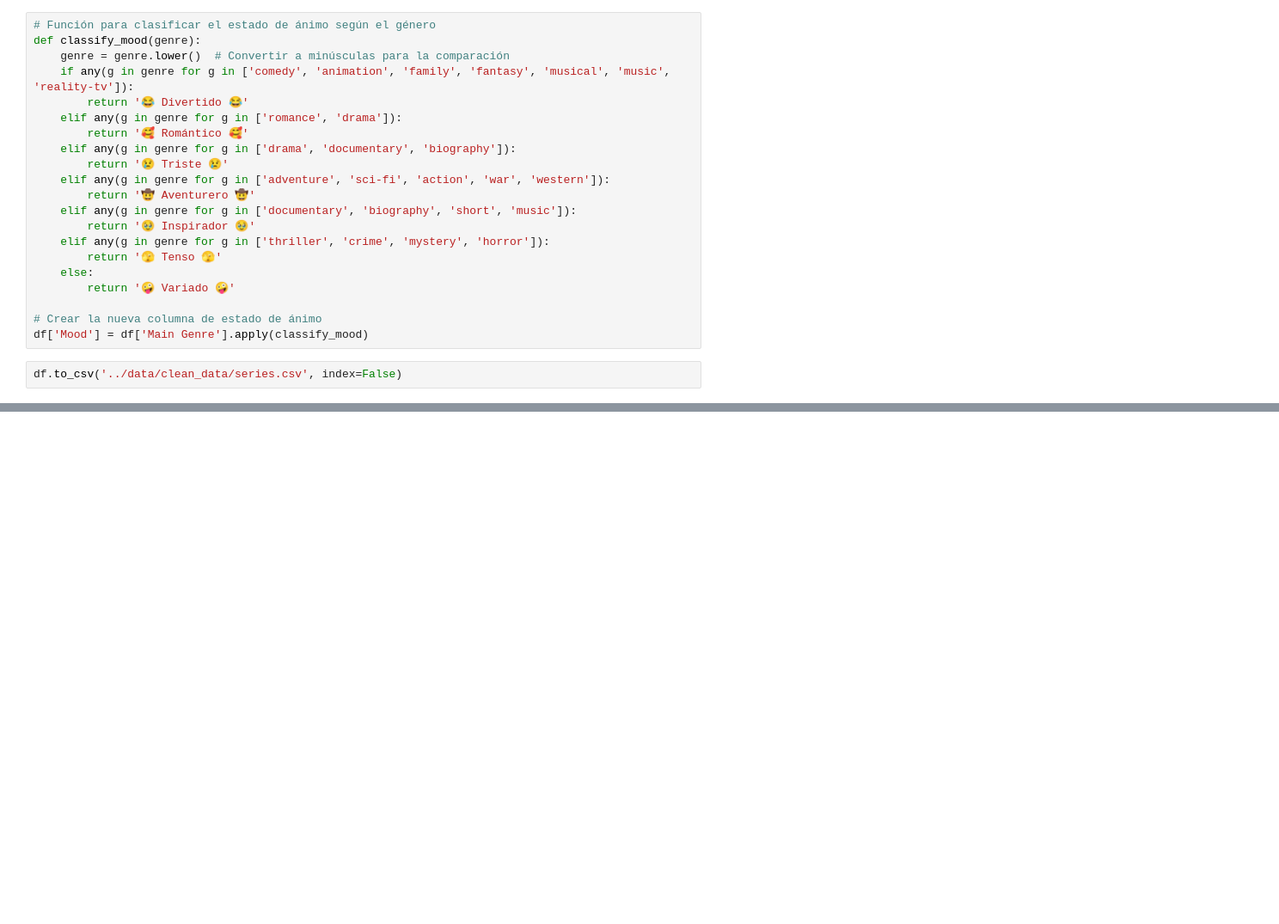
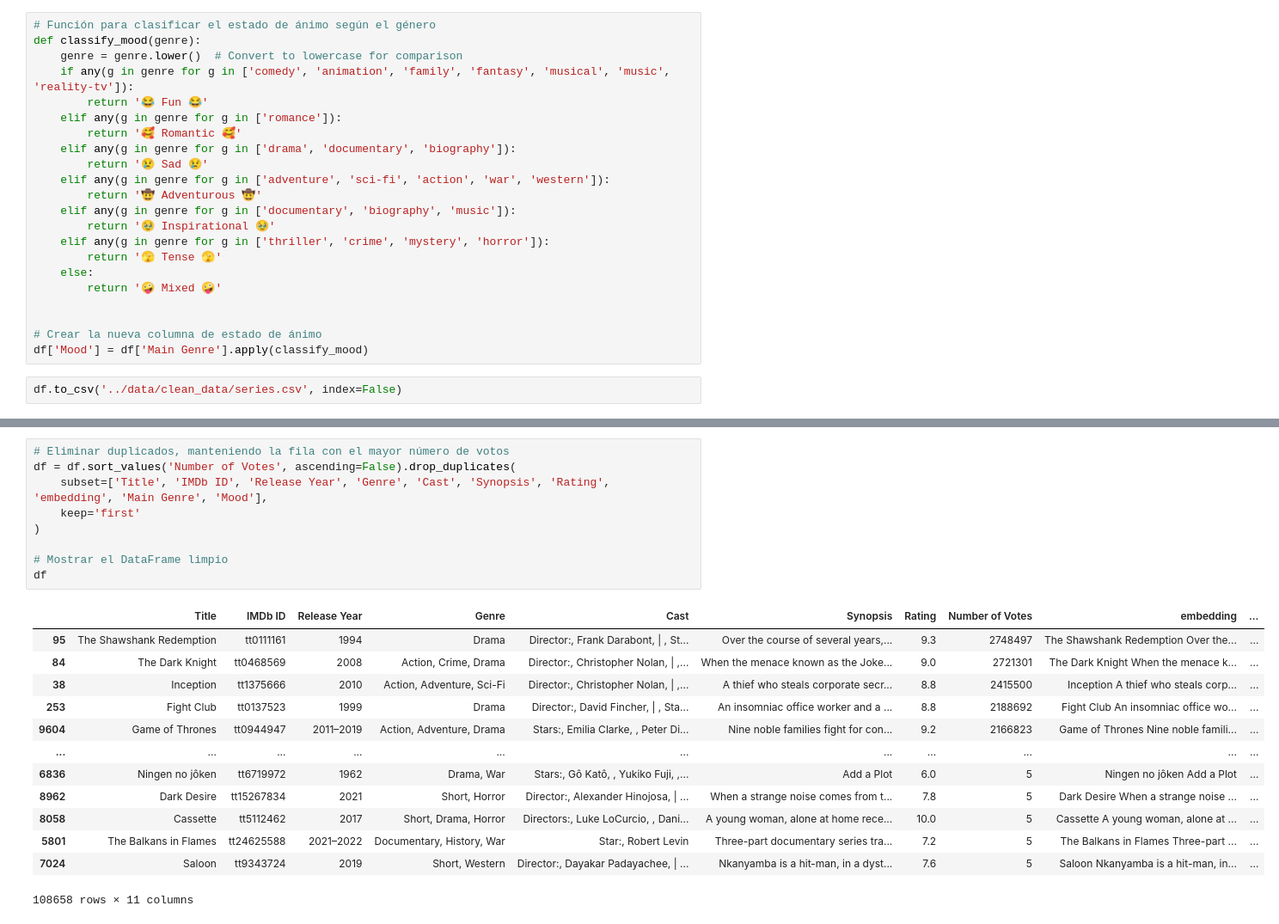
Before and after one commit to cristinaramirezdiaz/series_finalp, a Jupyter notebook: notebooks/test_main.ipynb, the cells around one changed output, grey strips where cells are left out. Shown at 86% size. Drawn from its saved outputs; the diff is of its cells as text; blank space fills up the shorter version.

```diff
--- a/notebooks/test_main.ipynb
+++ b/notebooks/test_main.ipynb
@@ -103,21 +107,22 @@ df['Main Genre'] = df['Genre'].str.split(',').str[0]
 # %%
 # Función para clasificar el estado de ánimo según el género
 def classify_mood(genre):
-    genre = genre.lower()  # Convertir a minúsculas para la comparación
+    genre = genre.lower()  # Convert to lowercase for comparison
     if any(g in genre for g in ['comedy', 'animation', 'family', 'fantasy', 'musical', 'music', 'reality-tv']):
-        return '😂 Divertido 😂'
-    elif any(g in genre for g in ['romance', 'drama']):
-        return '🥰 Romántico 🥰'
+        return '😂 Fun 😂'
+    elif any(g in genre for g in ['romance']):
+        return '🥰 Romantic 🥰'
     elif any(g in genre for g in ['drama', 'documentary', 'biography']):
-        return '😢 Triste 😢'
+        return '😢 Sad 😢'
     elif any(g in genre for g in ['adventure', 'sci-fi', 'action', 'war', 'western']):
-        return '🤠 Aventurero 🤠'
-    elif any(g in genre for g in ['documentary', 'biography', 'short', 'music']):
-        return '🥹 Inspirador 🥹'
+        return '🤠 Adventurous 🤠'
+    elif any(g in genre for g in ['documentary', 'biography', 'music']):
+        return '🥹 Inspirational 🥹'
     elif any(g in genre for g in ['thriller', 'crime', 'mystery', 'horror']):
-        return '🫣 Tenso 🫣'
+        return '🫣 Tense 🫣'
     else:
-        return '🤪 Variado 🤪'
+        return '🤪 Mixed 🤪'
+
 
 # Crear la nueva columna de estado de ánimo
 df['Mood'] = df['Main Genre'].apply(classify_mood)
@@ -134,0 +192,23 @@ df.head()
+# %%
+# Eliminar duplicados, manteniendo la fila con el mayor número de votos
+df = df.sort_values('Number of Votes', ascending=False).drop_duplicates(
+    subset=['Title', 'IMDb ID', 'Release Year', 'Genre', 'Cast', 'Synopsis', 'Rating', 'embedding', 'Main Genre', 'Mood'],
+    keep='first'
+)
+
+# Mostrar el DataFrame limpio
+df
+# %% [output]
+|  | Title | IMDb ID | Release Year | Genre | Cast | Synopsis | Rating | Number of Votes | embedding | ... |
+| 95 | The Shawshank Redemption | tt0111161 | 1994 | Drama | Director:, Frank Darabont, | , St... | Over the course of several years,... | 9.3 | 2748497 | The Shawshank Redemption Over the... | ... |
+| 84 | The Dark Knight | tt0468569 | 2008 | Action, Crime, Drama | Director:, Christopher Nolan, | ,... | When the menace known as the Joke... | 9.0 | 2721301 | The Dark Knight When the menace k... | ... |
+| 38 | Inception | tt1375666 | 2010 | Action, Adventure, Sci-Fi | Director:, Christopher Nolan, | ,... | A thief who steals corporate secr... | 8.8 | 2415500 | Inception A thief who steals corp... | ... |
+| 253 | Fight Club | tt0137523 | 1999 | Drama | Director:, David Fincher, | , Sta... | An insomniac office worker and a ... | 8.8 | 2188692 | Fight Club An insomniac office wo... | ... |
+| 9604 | Game of Thrones | tt0944947 | 2011–2019 | Action, Adventure, Drama | Stars:, Emilia Clarke, , Peter Di... | Nine noble families fight for con... | 9.2 | 2166823 | Game of Thrones Nine noble famili... | ... |
+| ... | ... | ... | ... | ... | ... | ... | ... | ... | ... | ... |
+| 6836 | Ningen no jôken | tt6719972 | 1962 | Drama, War | Stars:, Gô Katô, , Yukiko Fuji, ,... | Add a Plot | 6.0 | 5 | Ningen no jôken Add a Plot | ... |
+| 8962 | Dark Desire | tt15267834 | 2021 | Short, Horror | Director:, Alexander Hinojosa, | ... | When a strange noise comes from t... | 7.8 | 5 | Dark Desire When a strange noise ... | ... |
+| 8058 | Cassette | tt5112462 | 2017 | Short, Drama, Horror | Directors:, Luke LoCurcio, , Dani... | A young woman, alone at home rece... | 10.0 | 5 | Cassette A young woman, alone at ... | ... |
+| 5801 | The Balkans in Flames | tt24625588 | 2021–2022 | Documentary, History, War | Star:, Robert Levin | Three-part documentary series tra... | 7.2 | 5 | The Balkans in Flames Three-part ... | ... |
+| 7024 | Saloon | tt9343724 | 2019 | Short, Western | Director:, Dayakar Padayachee, | ... | Nkanyamba is a hit-man, in a dyst... | 7.6 | 5 | Saloon Nkanyamba is a hit-man, in... | ... |
+108658 rows × 11 columns
```
Also changed, not shown: parts of 13 cells of this notebook, 9 other files.
